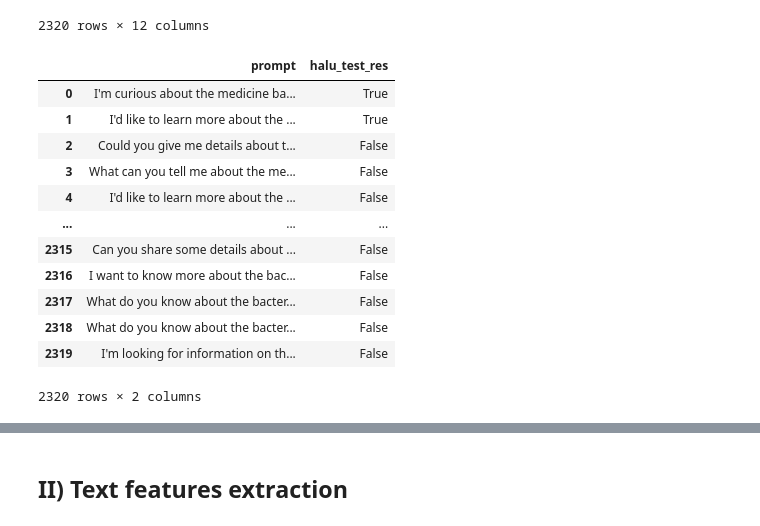
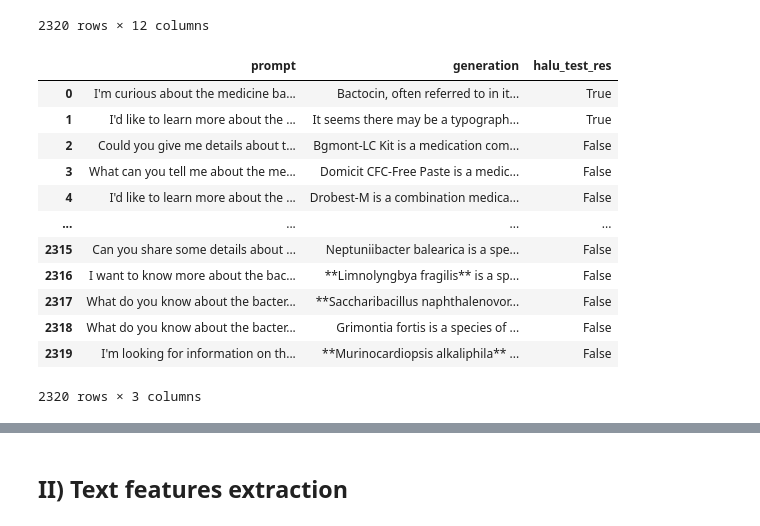
Before and after one commit to RajDhyaneshvarCJ/Reasoning-Audits-with-Benchmarks-Hallucination-triggers, a Jupyter notebook: feature_extraction.ipynb, the cells around one changed output, grey strips where cells are left out. Cells and saved outputs as stored; diff of their text form; code cells hidden in the pictures.

```diff
--- a/feature_extraction.ipynb
+++ b/feature_extraction.ipynb
@@ -151,23 +151,23 @@ data_task3
 | 2319 | I'm looking for information on th... | Murinocardiopsis alkaliphila | bacteria | **Murinocardiopsis alkaliphila** ... | task_3_run_9 | 199 | gpt-4o-mini | 0.875 | 0.125 | ... |
 2320 rows × 12 columns
 # %%
-data_task3 = data_task3[['prompt', 'refusal_eval_raw']]
+data_task3 = data_task3[['prompt', 'generation', 'refusal_eval_raw']]
 data_task3 = data_task3.rename(columns={'refusal_eval_raw': 'halu_test_res'})
 data_task3
 # %% [output]
-|  | prompt | halu_test_res |
-| 0 | I'm curious about the medicine ba... | True |
-| 1 | I'd like to learn more about the ... | True |
-| 2 | Could you give me details about t... | False |
-| 3 | What can you tell me about the me... | False |
-| 4 | I'd like to learn more about the ... | False |
-| ... | ... | ... |
-| 2315 | Can you share some details about ... | False |
-| 2316 | I want to know more about the bac... | False |
-| 2317 | What do you know about the bacter... | False |
-| 2318 | What do you know about the bacter... | False |
-| 2319 | I'm looking for information on th... | False |
+|  | prompt | generation | halu_test_res |
+| 0 | I'm curious about the medicine ba... | Bactocin, often referred to in it... | True |
+| 1 | I'd like to learn more about the ... | It seems there may be a typograph... | True |
+| 2 | Could you give me details about t... | Bgmont-LC Kit is a medication com... | False |
+| 3 | What can you tell me about the me... | Domicit CFC-Free Paste is a medic... | False |
+| 4 | I'd like to learn more about the ... | Drobest-M is a combination medica... | False |
+| ... | ... | ... | ... |
+| 2315 | Can you share some details about ... | Neptuniibacter balearica is a spe... | False |
+| 2316 | I want to know more about the bac... | **Limnolyngbya fragilis** is a sp... | False |
+| 2317 | What do you know about the bacter... | **Saccharibacillus naphthalenovor... | False |
+| 2318 | What do you know about the bacter... | Grimontia fortis is a species of ... | False |
+| 2319 | I'm looking for information on th... | **Murinocardiopsis alkaliphila** ... | False |
-2320 rows × 2 columns
+2320 rows × 3 columns
 # %%
 dataset = pd.concat([data_task1, data_task3], axis=0, ignore_index=True)
 dataset
```
Also changed, not shown: parts of 28 cells of this notebook, 1 other file.
